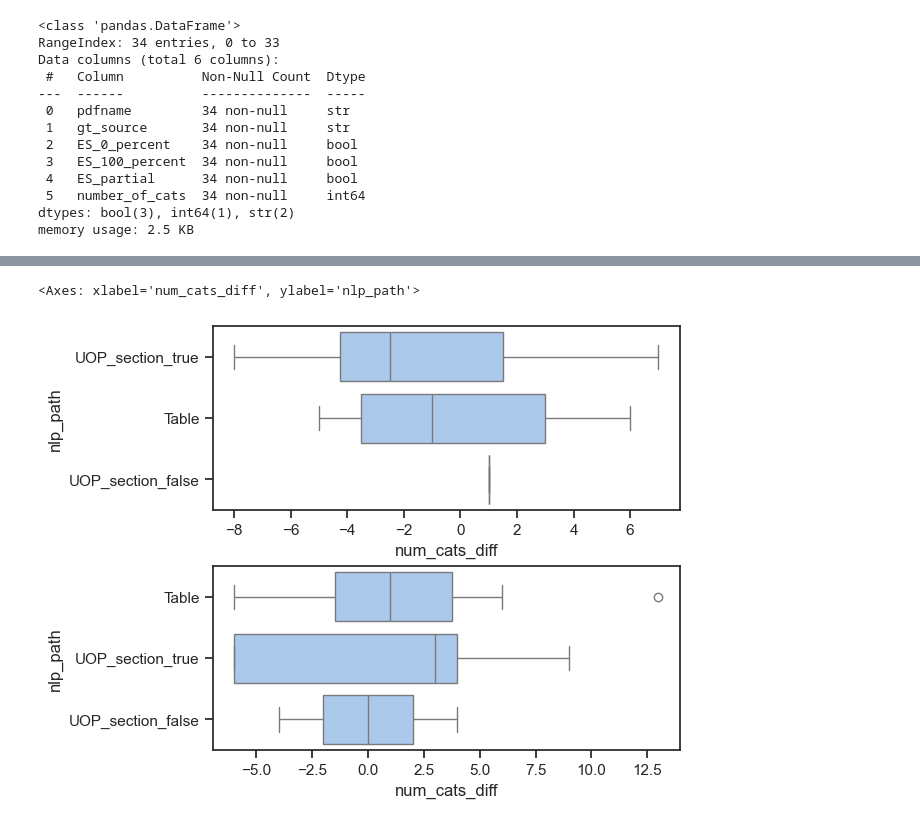
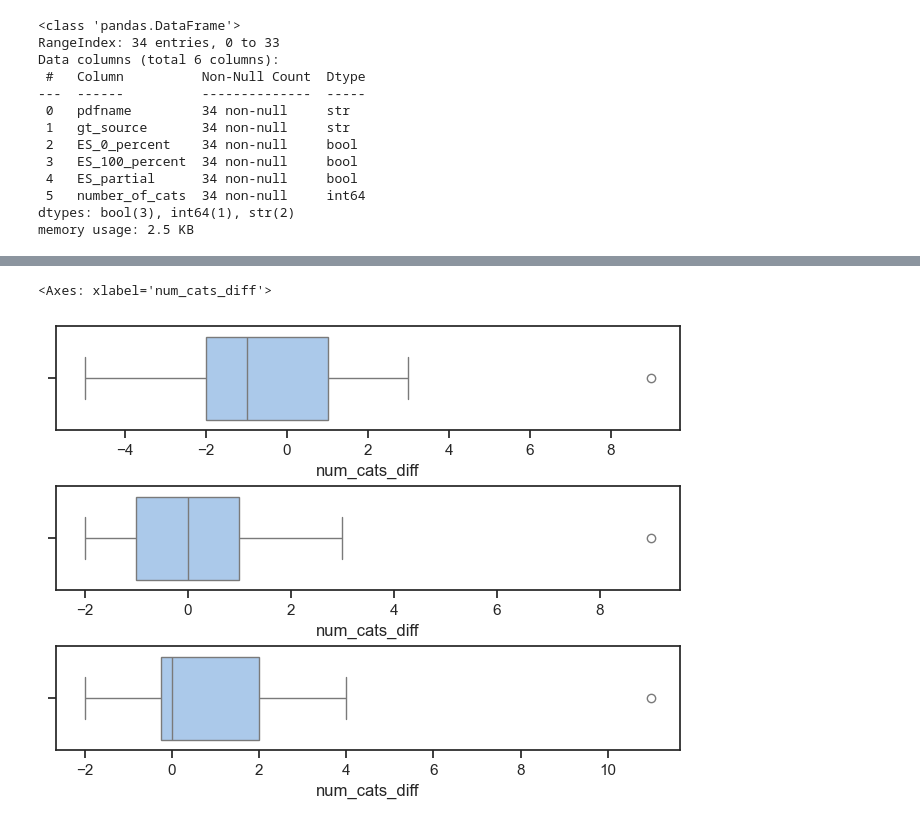
Before and after one commit to emw9805-notabot/ADSCert_project_Watson, a Jupyter notebook: Eval_metrics_V4.ipynb, the cells around one changed output, grey strips where cells are left out. Saved outputs shown, nothing was run; the diff lists cells and outputs as text; code cells hidden in the pictures.

```diff
--- a/Eval_metrics_V4.ipynb
+++ b/Eval_metrics_V4.ipynb
@@ -129,0 +188,5 @@ memory usage: 3.7 KB
+# %%
+# pipeline predictions - V6 sim TH = 0.88 & cleanup TH 0.70
+pred_train_rpts_v6 = pd.read_csv('/Users/elisabethwatson/Documents/GitHub/ADSCert_project_Watson/Output_DataFrames/pred_train_rpts_V6.csv')
+pred_train_df_v6 = pd.DataFrame(pred_train_rpts_v6)
+pred_train_df_v6.info()
@@ -181,3 +272,19 @@ conf_mtrx_df_v5['ES_percent_pred'] = pred_train_df_v5['ES_percent_pred']
 conf_mtrx_df_v5['num_cats_true'] = gt_train_df['number_of_cats']
 conf_mtrx_df_v5['num_cats_pred'] = pred_train_df_v5['number_of_cats']
 conf_mtrx_df_v5['num_cats_diff'] = conf_mtrx_df_v5['num_cats_true'] - conf_mtrx_df_v5['num_cats_pred']
+# %%
+# create a dataset containing results for confusion matrix - V6 sim TH = 0.88 & cleanup TH 0.70
+
+conf_mtrx_df_v6 = pd.DataFrame()
+
+conf_mtrx_df_v6['pdfname'] = pred_train_df_v6['pdfname']
+conf_mtrx_df_v6['gt_source'] = gt_train_df['gt_source']
+conf_mtrx_df_v6['nlp_path'] = pred_train_df_v6['nlp_path']
+conf_mtrx_df_v6['language'] = pred_train_df_v6['language']
+conf_mtrx_df_v6['similarity_th'] = pred_train_df_v6['similarity_threshold']
+conf_mtrx_df_v6['cleanup_th'] = pred_train_df_v6['cleanup_threshold']
+conf_mtrx_df_v6['ES_percent_true'] = gt_train_df['ES_percent_true']
+conf_mtrx_df_v6['ES_percent_pred'] = pred_train_df_v6['ES_percent_pred']
+conf_mtrx_df_v6['num_cats_true'] = gt_train_df['number_of_cats']
+conf_mtrx_df_v6['num_cats_pred'] = pred_train_df_v6['number_of_cats']
+conf_mtrx_df_v6['num_cats_diff'] = conf_mtrx_df_v6['num_cats_true'] - conf_mtrx_df_v6['num_cats_pred']
@@ -243,3 +370,14 @@ Data columns (total 12 columns):
  11  ES_partial_True_Positives  34 non-null     bool
 dtypes: bool(1), float64(2), int64(3), str(6)
 memory usage: 5.5 KB
+# %%
+# create ES Partial TP col based on ES percent cols - V6 sim TH = 0.88 & cleanup TH 0.70
+ES_partial_True_Positives = []
+for r in conf_mtrx_df_v6.itertuples(index=False):
+    if r.ES_percent_true == 'ES partial' and r.ES_percent_pred == 'ES partial':
+        ES_partial_True_Positives.append(True)
+    else:
+        ES_partial_True_Positives.append(False)
+conf_mtrx_df_v6['ES_partial_True_Positives'] = ES_partial_True_Positives
+conf_mtrx_df_v6['ES_partial_True_Positives'].value_counts()
+conf_mtrx_df_v6.info()
@@ -369,0 +632,5 @@ memory usage: 2.7 KB
+# %%
+# create a dataset containing results for boxplots - V6 sim TH = 0.88 & cleanup TH 0.70
+
+boxplot_df_v6 = conf_mtrx_df_v6.query("ES_partial_True_Positives == True")
+boxplot_df_v6.info()
@@ -370,13 +657,14 @@ memory usage: 2.7 KB
 # %%
 # boxplots of diff in number of cats - V4 sim TH = 0.65 and V5 sim = 0.80
 
-fig, axes = plt.subplots(2,1, layout = 'constrained')
+fig, axes = plt.subplots(3,1, layout = 'constrained')
 sns.set_theme(style='ticks', palette = 'pastel')
-sns.boxplot(x=boxplot_df['num_cats_diff'], y = boxplot_df['nlp_path'], ax=axes[0])
-sns.boxplot(x=boxplot_df_v5['num_cats_diff'], y = boxplot_df_v5['nlp_path'], ax=axes[1])
+sns.boxplot(x=boxplot_df['num_cats_diff'], ax=axes[0])
+sns.boxplot(x=boxplot_df_v5['num_cats_diff'], ax=axes[1])
+sns.boxplot(x=boxplot_df_v6['num_cats_diff'], ax=axes[2])
 # %% [output]
-<Axes: xlabel='num_cats_diff', ylabel='nlp_path'>
+<Axes: xlabel='num_cats_diff'>
-[figure, old version]
+[figure, new version]
 # %%
 # boxplots of diff in number of cats - V4 sim TH = 0.65 and V5 sim = 0.80
 
```
Also changed, not shown: parts of 38 cells of this notebook, 12 other files.
